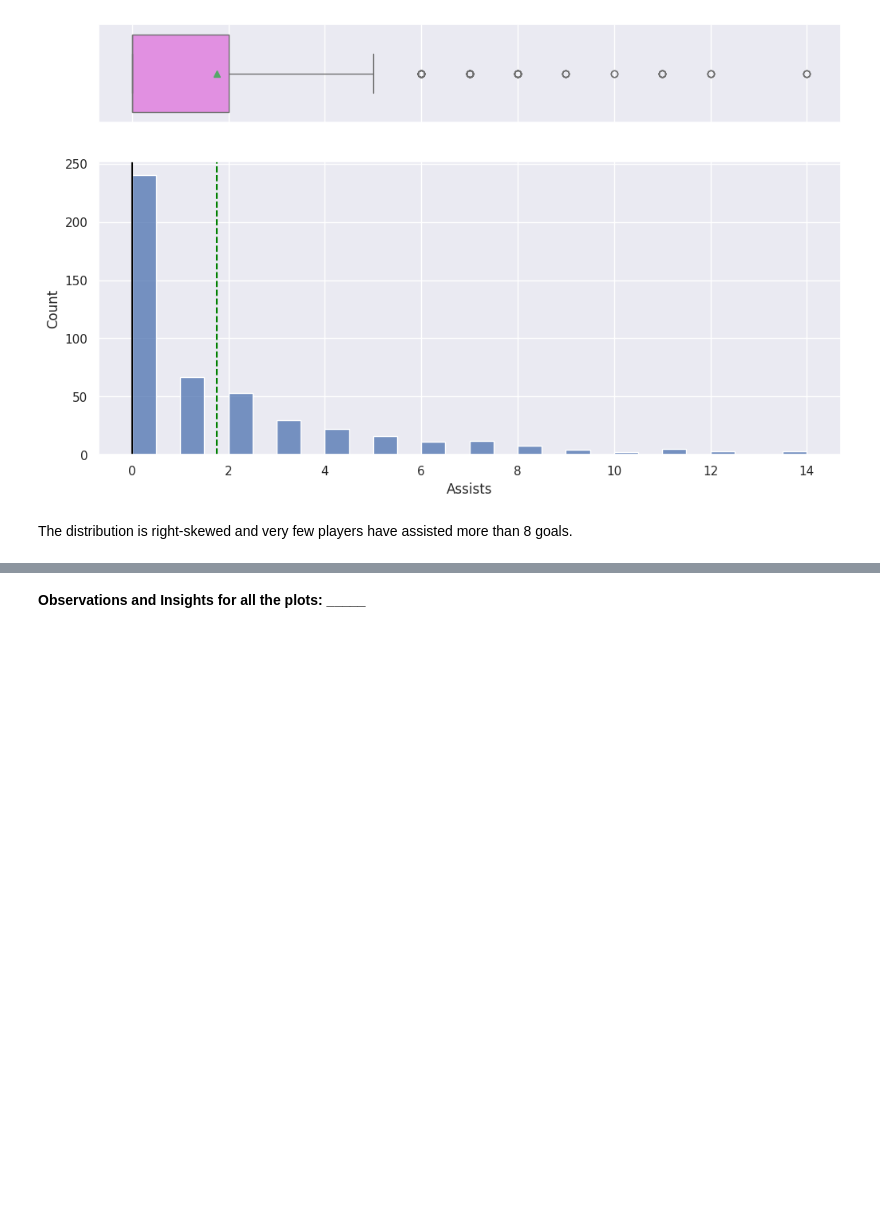
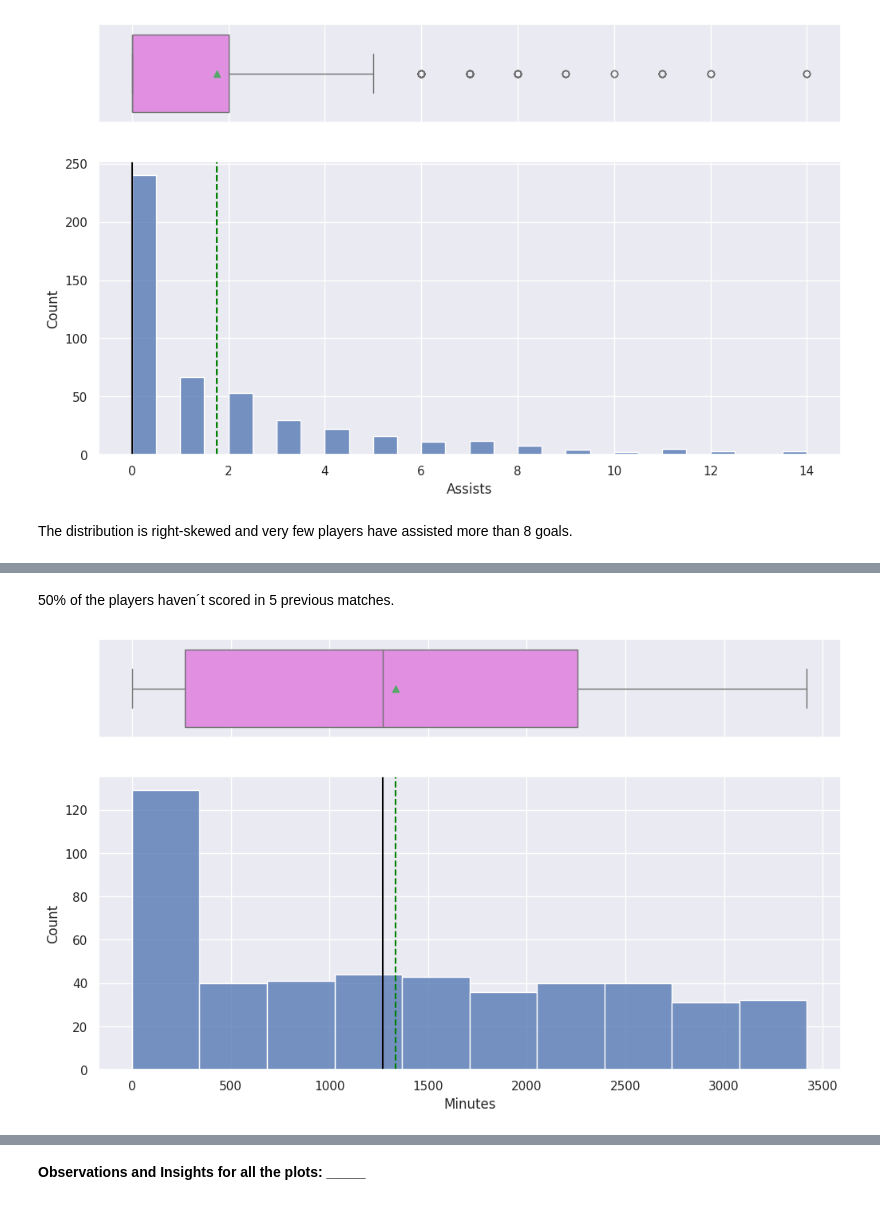
Before and after one commit to vivimtz888/dataanalysis-visualization, a Jupyter notebook: Learner_Notebook_Unsupervised_Learning_Practice_Project.ipynb, the cells around one changed output, grey strips where cells are left out. Cells and saved outputs as stored; diff of their text form; code cells hidden in the pictures; blank space fills up the shorter version.

```diff
--- a/Learner_Notebook_Unsupervised_Learning_Practice_Project.ipynb
+++ b/Learner_Notebook_Unsupervised_Learning_Practice_Project.ipynb
@@ -264,2 +272,7 @@ The distribution is right-skewed and very few players have assisted more than 8
+# %% [markdown]
+50% of the players haven´t scored in 5 previous matches.
 # %%
 # Plot the histogram and the boxplot for 'Minutes'
+histogram_boxplot(df_copy,'Minutes')
+# %% [output]
+[figure, added]
```
Also changed, not shown: parts of 15 cells of this notebook.
